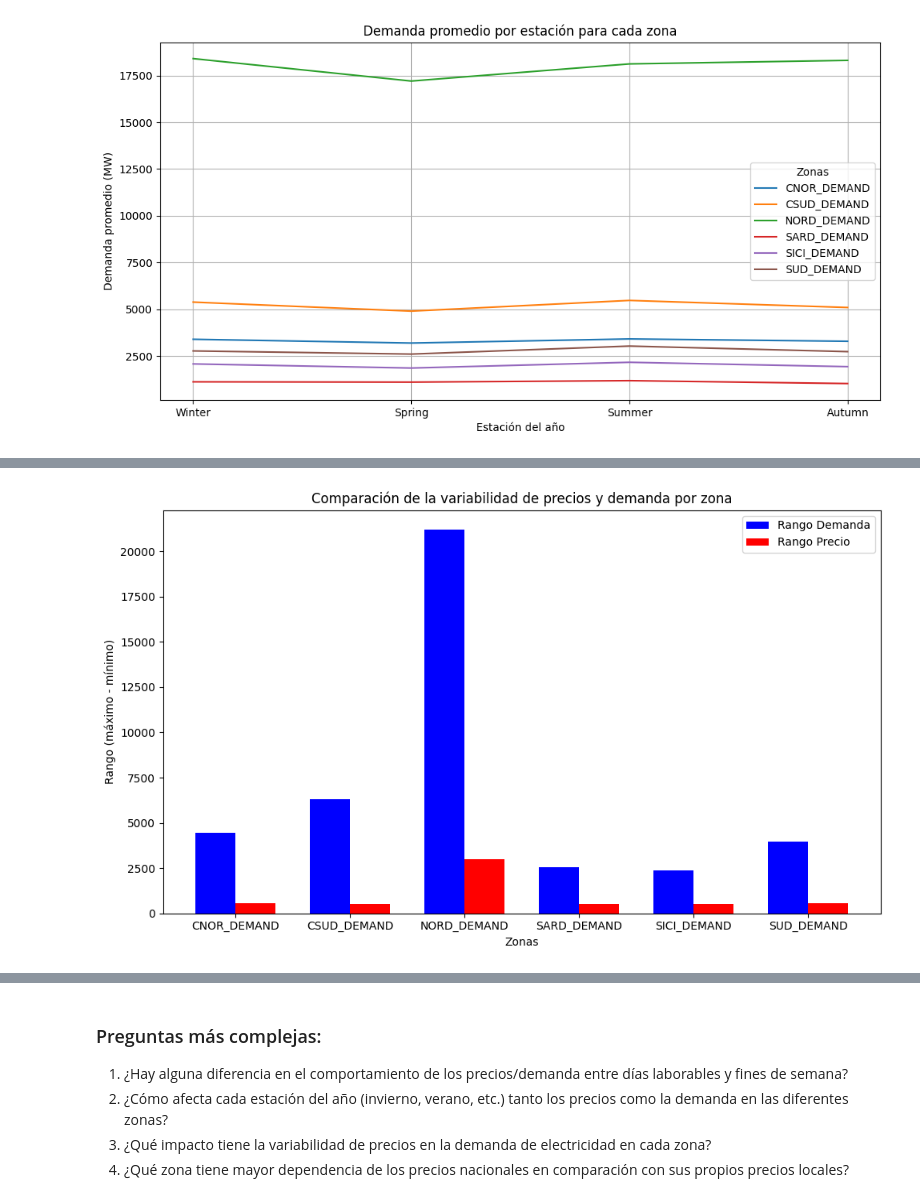
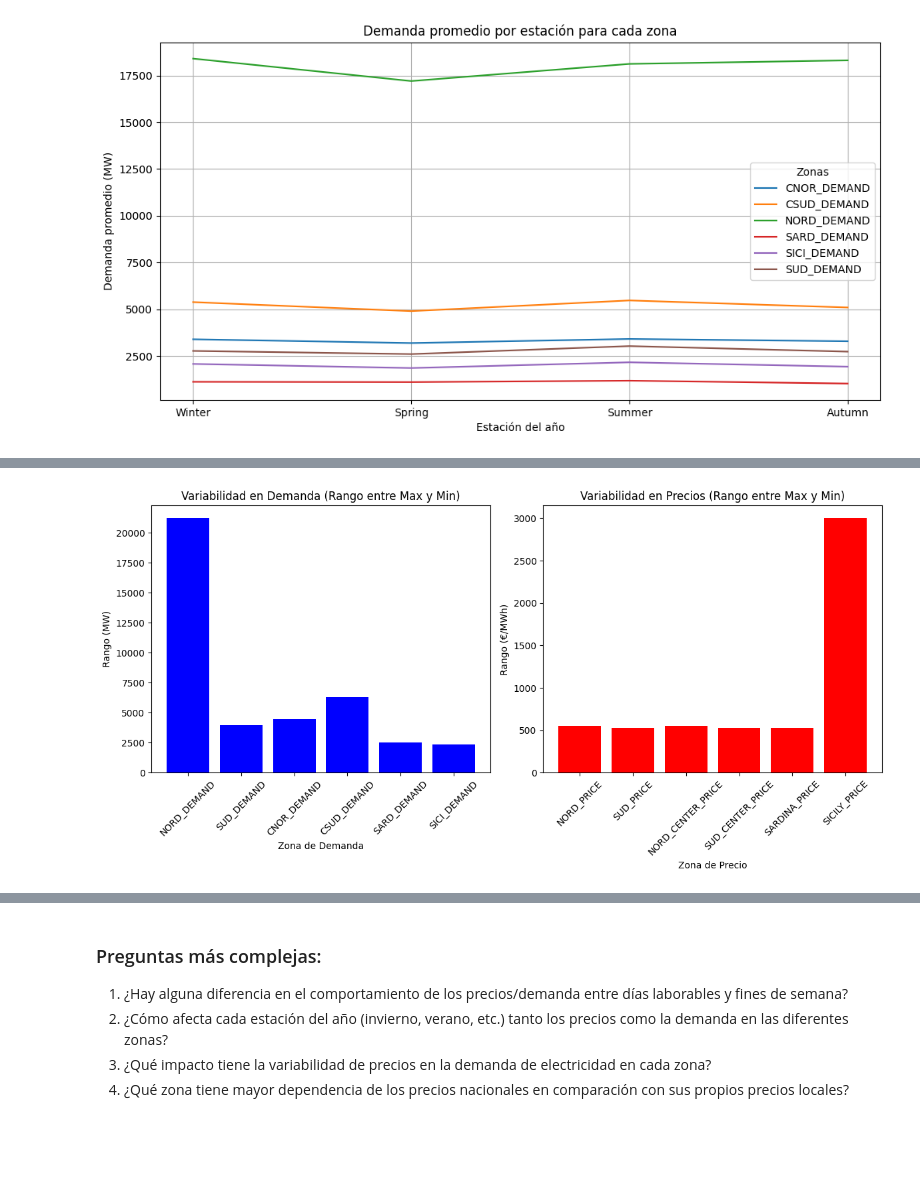
Before and after one commit to geobest7/datatone-escuela-musk-hackathon-datos-mercado-electrico-italiano, a Jupyter notebook: 2_DEMANDA_PRECIOS.ipynb, the cells around one changed output, grey strips where cells are left out. Drawn from its saved outputs; the diff is of its cells as text; code cells hidden in the pictures; blank space fills up the shorter version.

```diff
--- a/2_DEMANDA_PRECIOS.ipynb
+++ b/2_DEMANDA_PRECIOS.ipynb
@@ -769,34 +683,41 @@ Zona: SUD_DEMAND
-# %%
-
-# Extraer los rangos de demanda y precio
-zonas = list(variabilidad.keys())
-rangos_demanda = [valores['rango_demanda'] for valores in variabilidad.values()]
-rangos_precio = [valores['rango_precio'] for valores in variabilidad.values()]
-
-# Crear un gráfico de barras comparando los rangos
-fig, ax = plt.subplots(figsize=(10, 6))
-bar_width = 0.35
-index = range(len(zonas))
-
-# Barras para demanda
-bar1 = ax.bar(index, rangos_demanda, bar_width, label='Rango Demanda', color='b')
-
-# Barras para precios
-bar2 = ax.bar([i + bar_width for i in index], rangos_precio, bar_width, label='Rango Precio', color='r')
-
-# Etiquetas y título
-ax.set_xlabel('Zonas')
-ax.set_ylabel('Rango (máximo - mínimo)')
-ax.set_title('Comparación de la variabilidad de precios y demanda por zona')
-ax.set_xticks([i + bar_width / 2 for i in index])
-ax.set_xticklabels(zonas)
-ax.legend()
-
-# Mostrar el gráfico
-plt.tight_layout()
-plt.show()
-# %% [output]
-[figure, removed]
+# %%
+# PREGUNTA 2 ¿Qué zonas tienen la mayor variabilidad (diferencia entre máximos y mínimos) en precios y demanda?
+
+# Calcular la variabilidad (diferencia entre máximo y mínimo) en demanda y precios para cada zona
+variabilidad_demanda = {}
+variabilidad_precio = {}
+
+for zona_demanda in zonas_correspondientes.keys():
+    zona_precio = zonas_correspondientes[zona_demanda]  # Obtener la zona de precio correspondiente
+
+    # Calcular la variabilidad de la demanda: diferencia entre máximo y mínimo
+    variabilidad_demanda[zona_demanda] = df[zona_demanda].max() - df[zona_demanda].min()
+
+    # Calcular la variabilidad de los precios: diferencia entre máximo y mínimo
+    variabilidad_precio[zona_precio] = df[zona_precio].max() - df[zona_precio].min()
+
+# Crear un gráfico de barras para visualizar las variabilidades
+fig, axes = plt.subplots(nrows=1, ncols=2, figsize=(12, 6))
+
+# Graficar la variabilidad en la demanda
+axes[0].bar(variabilidad_demanda.keys(), variabilidad_demanda.values(), color='blue')
+axes[0].set_title('Variabilidad en Demanda (Rango entre Max y Min)')
+axes[0].set_xlabel('Zona de Demanda')
+axes[0].set_ylabel('Rango (MW)')
+axes[0].tick_params(axis='x', rotation=45)
+
+# Graficar la variabilidad en los precios
+axes[1].bar(variabilidad_precio.keys(), variabilidad_precio.values(), color='red')
+axes[1].set_title('Variabilidad en Precios (Rango entre Max y Min)')
+axes[1].set_xlabel('Zona de Precio')
+axes[1].set_ylabel('Rango (€/MWh)')
+axes[1].tick_params(axis='x', rotation=45)
+
+# Ajustar el espacio entre subgráficas y mostrar
+plt.tight_layout()
+plt.show()
+# %% [output]
+[figure, added]
 # %%
 # PREGUNTA 3 ¿Cuál es la relación entre los precios y la demanda durante los momentos de mayor consumo (horas pico)?
 # Calcular la demanda promedio por cada hora del día
```
Also changed, not shown: parts of 25 cells of this notebook, 14 other files.
